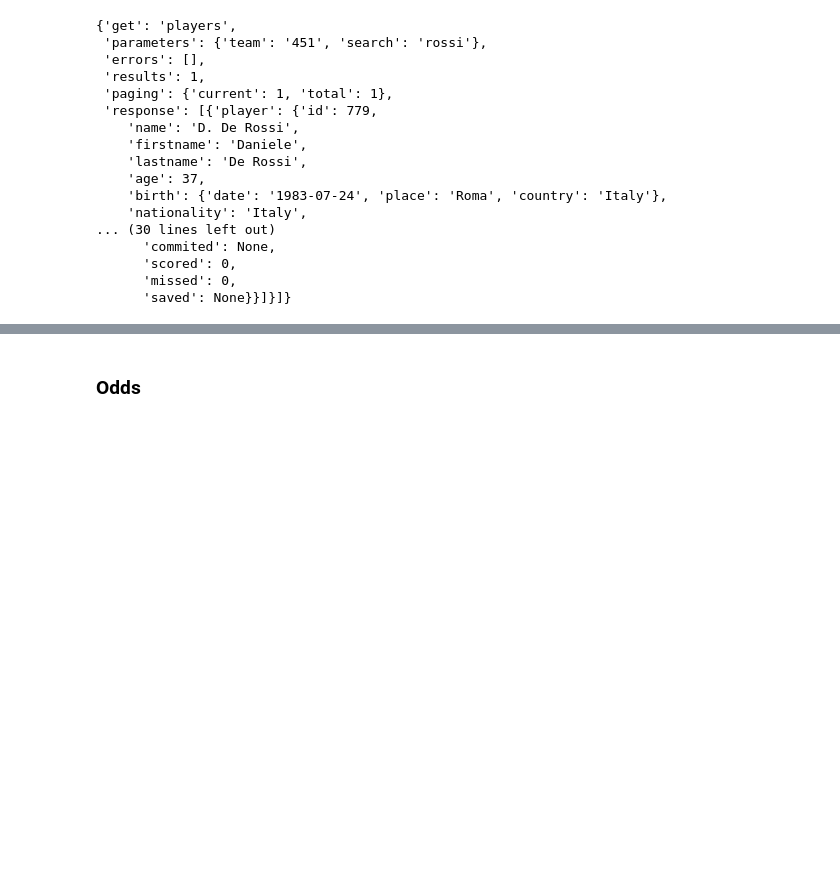
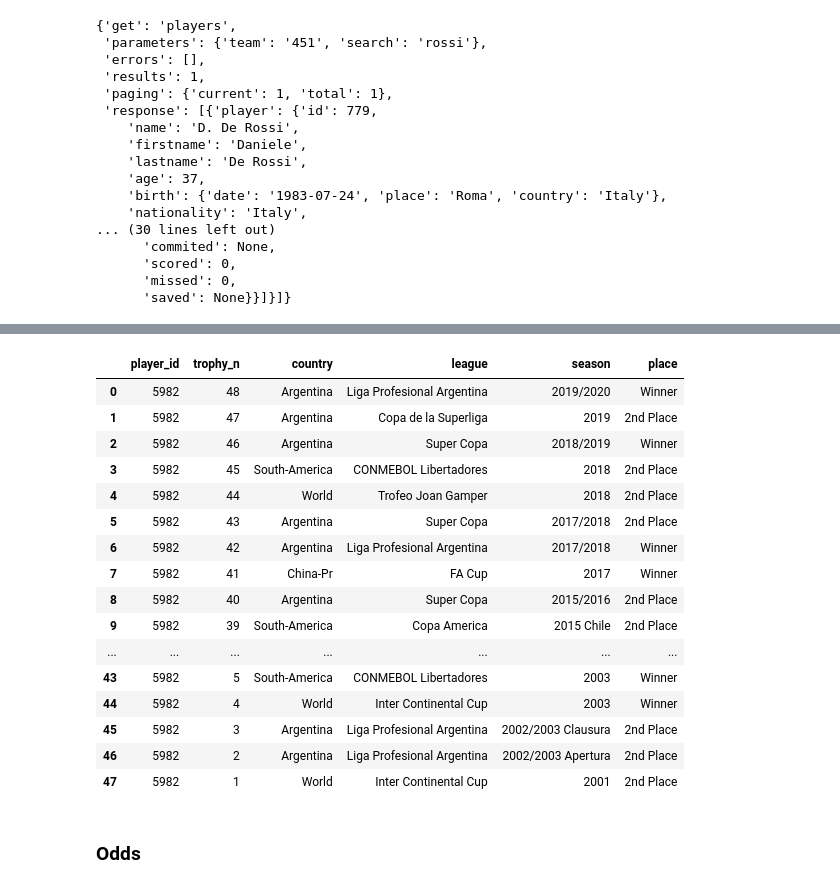
Before and after one commit to fpretto/MiM_Analytics_Tesis, a Jupyter notebook: Tesis/API_Football_Test.ipynb, the cells around one changed output, grey strips where cells are left out. Cells and saved outputs as stored; diff of their text form; code cells hidden in the pictures; blank space fills up the shorter version.

```diff
--- a/Tesis/API_Football_Test.ipynb
+++ b/Tesis/API_Football_Test.ipynb
@@ -948,0 +923,6 @@ response.json()
+# %%
+player_id=129943
+# %%
+# API Request
+url = f"https://v3.football.api-sports.io/trophies?player={player_id}"
+response = requests.request("GET", url, headers=headers, data=payload)
@@ -949,3 +949,27 @@ response.json()
+# %%
+df_trophies_player = pd.json_normalize(response.json()['response'], sep='_')
+df_trophies_player['player_id'] = player_id
+df_trophies_player['trophy_n'] = (df_trophies_player.index-df_trophies_player.index.max())*-1 + 1
+cols = ['player_id', 'trophy_n', 'country', 'league', 'season', 'place']
+df_trophies_player[cols]
+# %% [output]
+|  | player_id | trophy_n | country | league | season | place |
+| 0 | 5982 | 48 | Argentina | Liga Profesional Argentina | 2019/2020 | Winner |
+| 1 | 5982 | 47 | Argentina | Copa de la Superliga | 2019 | 2nd Place |
+| 2 | 5982 | 46 | Argentina | Super Copa | 2018/2019 | Winner |
+| 3 | 5982 | 45 | South-America | CONMEBOL Libertadores | 2018 | 2nd Place |
+| 4 | 5982 | 44 | World | Trofeo Joan Gamper | 2018 | 2nd Place |
+| 5 | 5982 | 43 | Argentina | Super Copa | 2017/2018 | 2nd Place |
+| 6 | 5982 | 42 | Argentina | Liga Profesional Argentina | 2017/2018 | Winner |
+| 7 | 5982 | 41 | China-Pr | FA Cup | 2017 | Winner |
+| 8 | 5982 | 40 | Argentina | Super Copa | 2015/2016 | 2nd Place |
+| 9 | 5982 | 39 | South-America | Copa America | 2015 Chile | 2nd Place |
+| ... | ... | ... | ... | ... | ... | ... |
+| 43 | 5982 | 5 | South-America | CONMEBOL Libertadores | 2003 | Winner |
+| 44 | 5982 | 4 | World | Inter Continental Cup | 2003 | Winner |
+| 45 | 5982 | 3 | Argentina | Liga Profesional Argentina | 2002/2003 Clausura | 2nd Place |
+| 46 | 5982 | 2 | Argentina | Liga Profesional Argentina | 2002/2003 Apertura | 2nd Place |
+| 47 | 5982 | 1 | World | Inter Continental Cup | 2001 | 2nd Place |
 # %% [markdown]
 ### Odds
 # %%
```
Also changed, not shown: parts of 10 cells of this notebook, 17 other files.
